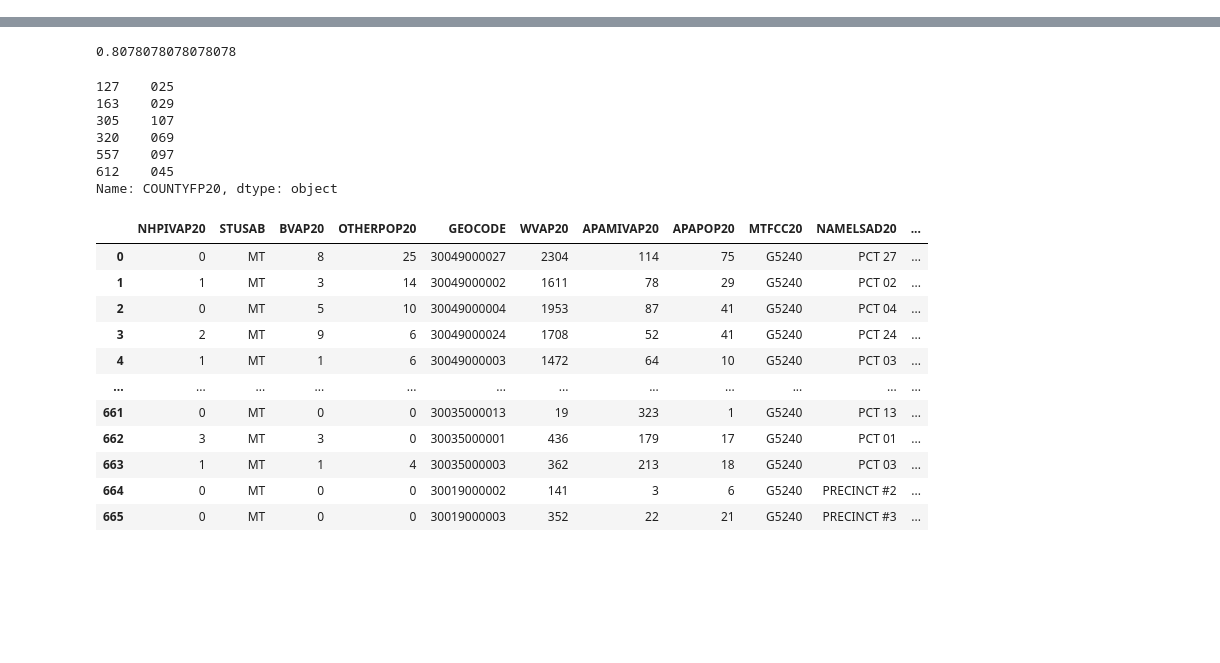
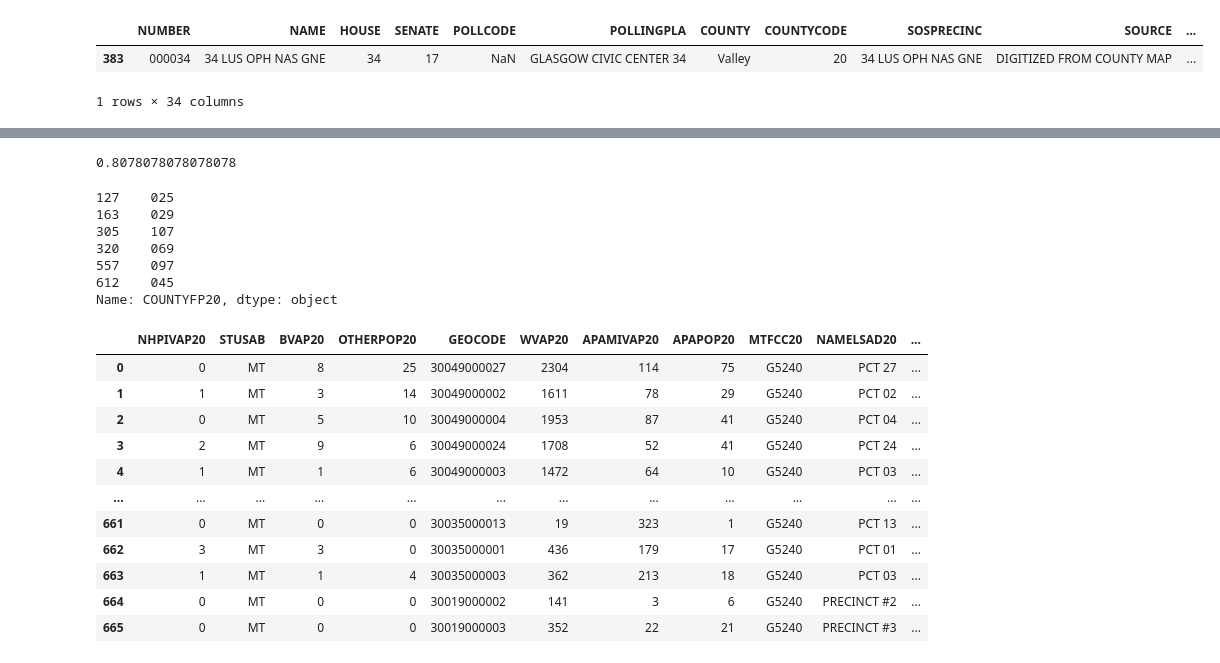
Before and after one commit to mggg/Montana-RCV, a Jupyter notebook: mt_scratch.ipynb, the cells around one changed output, grey strips where cells are left out. Cells and saved outputs as stored; diff of their text form; code cells hidden in the pictures; blank space fills up the shorter version.

```diff
--- a/mt_scratch.ipynb
+++ b/mt_scratch.ipynb
@@ -23,0 +41,8 @@ er_2020
+# %%
+test = gpd.read_file('data/election/MontanaVotingPrecincts_shp')
+# %%
+test[test["GEOID20"] == '30105000034']
+# %% [output]
+|  | NUMBER | NAME | HOUSE | SENATE | POLLCODE | POLLINGPLA | COUNTY | COUNTYCODE | SOSPRECINC | SOURCE | ... |
+| 383 | 000034 | 34 LUS OPH NAS GNE | 34 | 17 | NaN | GLASGOW CIVIC CENTER 34 | Valley | 20 | 34 LUS OPH NAS GNE | DIGITIZED FROM COUNTY MAP | ... |
+1 rows × 34 columns
```
Also changed, not shown: parts of 18 cells of this notebook, 2 other files.
